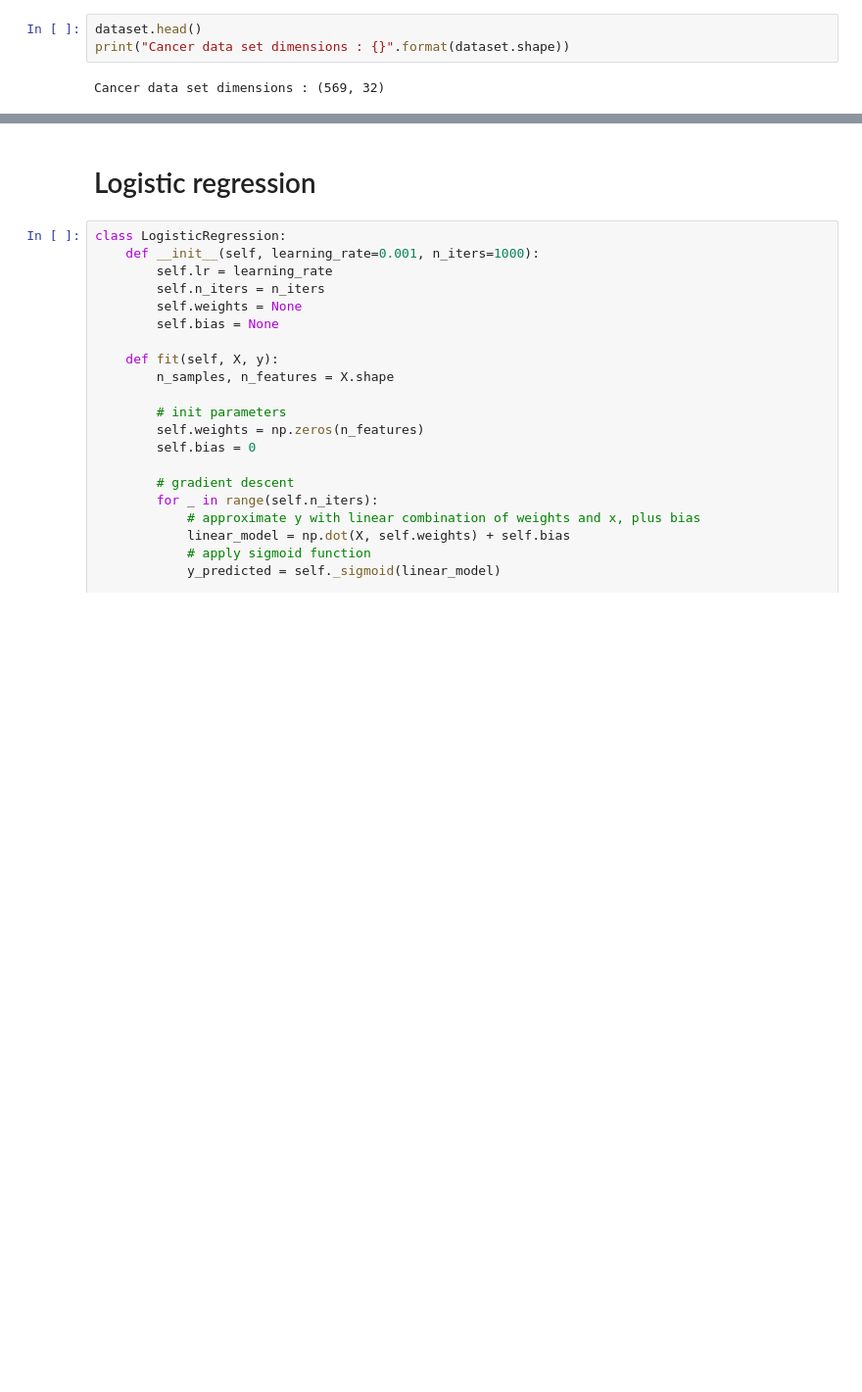
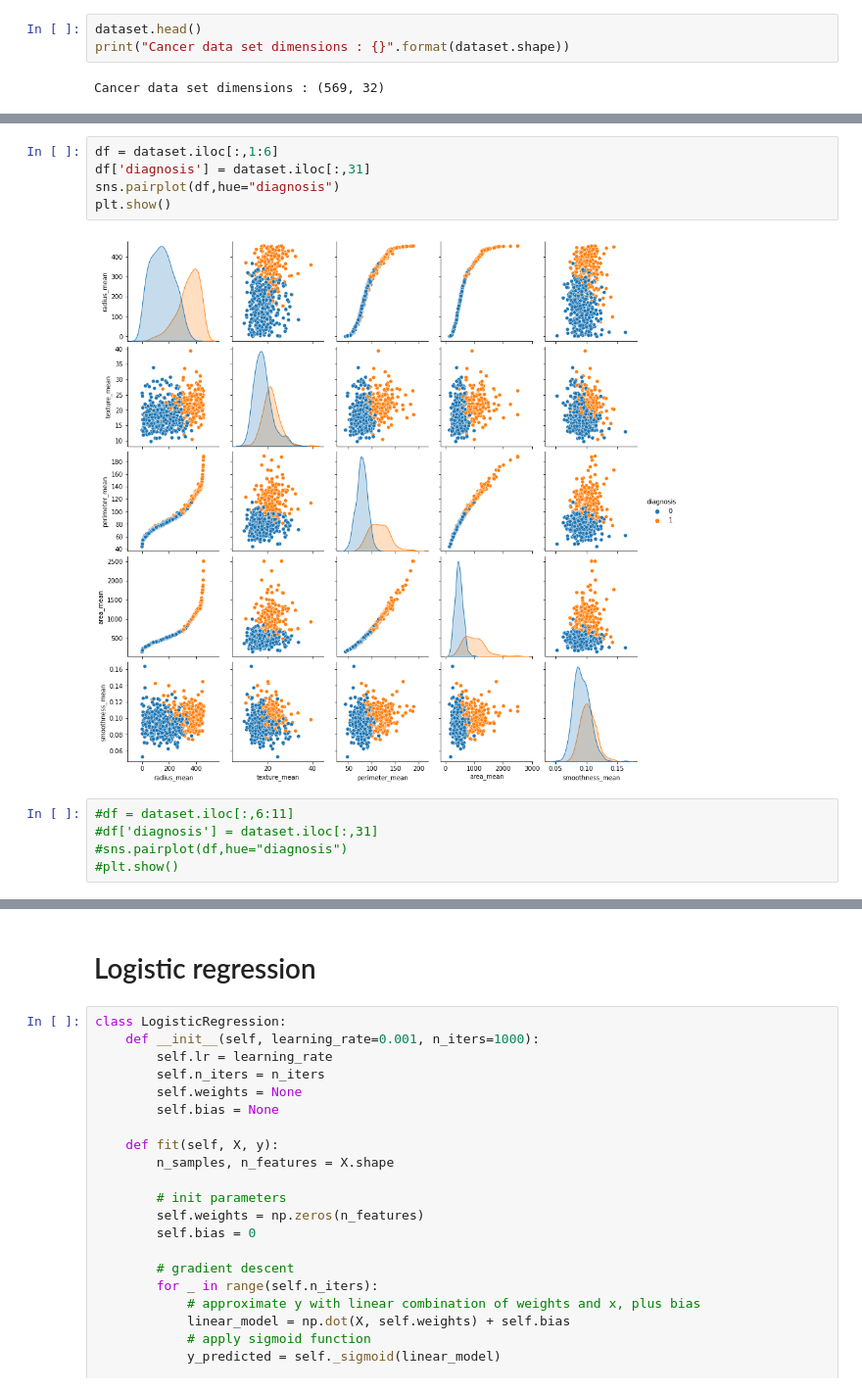
Before and after one commit to Rp-Shamita/Breast-Cancer-Detection-Model, a Jupyter notebook: ML_Project.ipynb, the cells around one changed output, grey strips where cells are left out. Shown at 98% size. Cells and saved outputs as stored; diff of their text form; blank space fills up the shorter version.

```diff
--- a/ML_Project.ipynb
+++ b/ML_Project.ipynb
@@ -65,0 +48,12 @@ print(Y)
+# %%
+df = dataset.iloc[:,1:6]
+df['diagnosis'] = dataset.iloc[:,31]
+sns.pairplot(df,hue="diagnosis")
+plt.show()
+# %% [output]
+[figure, added]
+# %%
+#df = dataset.iloc[:,6:11]
+#df['diagnosis'] = dataset.iloc[:,31]
+#sns.pairplot(df,hue="diagnosis")
+#plt.show()
```
Also changed, not shown: parts of 16 cells of this notebook, 1 other file.
